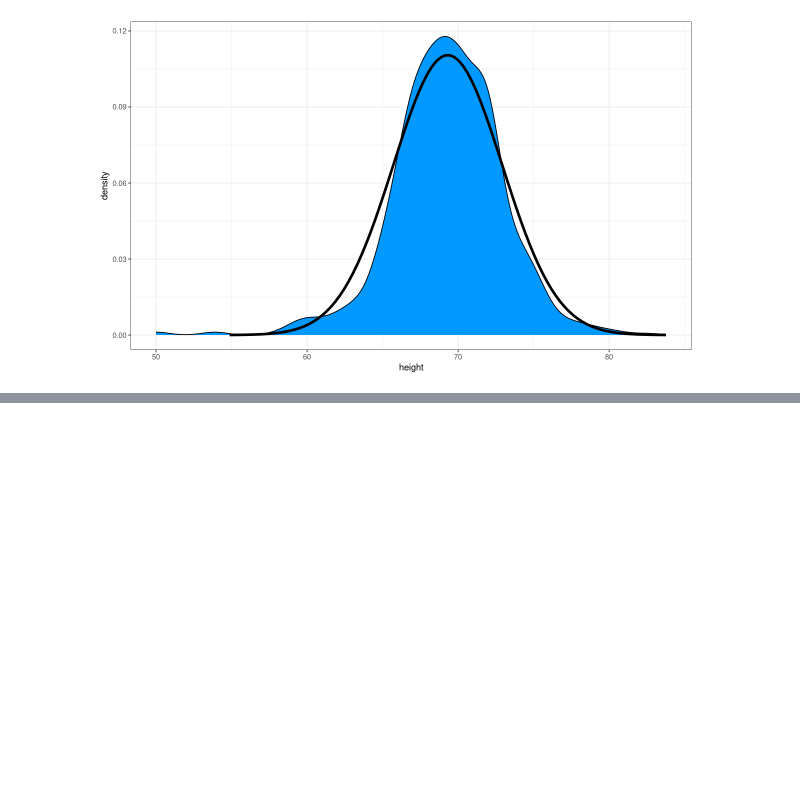
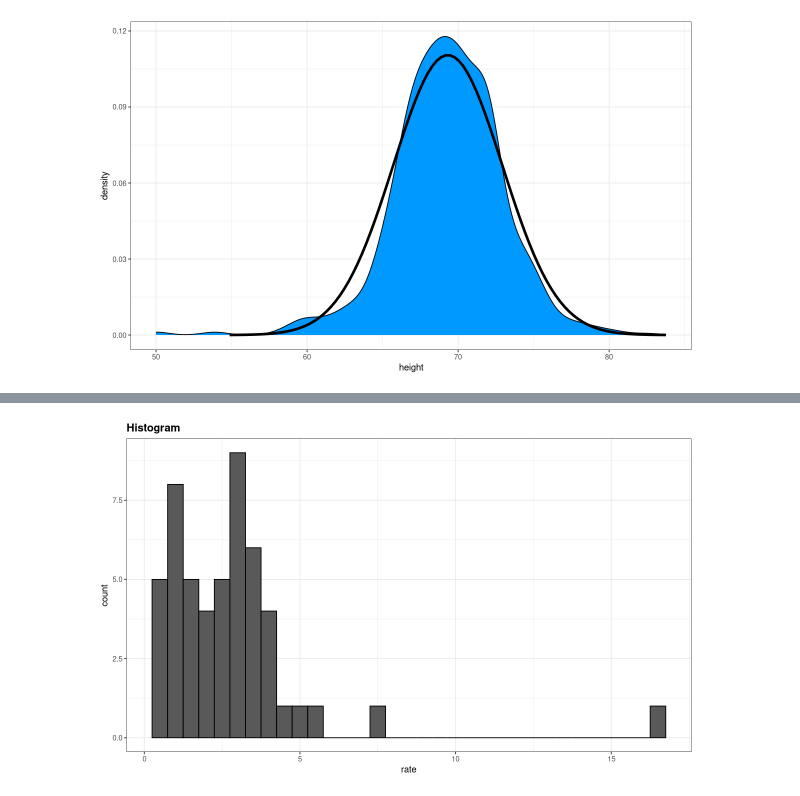
Before and after one commit to readyready15728/data-wrangling-and-visualization-with-r, a Jupyter notebook: 07_visualizing_data_distributions/07_visualizing_data_distributions.ipynb, the cells around one changed output, grey strips where cells are left out. Drawn from its saved outputs; the diff is of its cells as text; code cells hidden in the pictures; blank space fills up the shorter version.

```diff
--- a/07_visualizing_data_distributions/07_visualizing_data_distributions.ipynb
+++ b/07_visualizing_data_distributions/07_visualizing_data_distributions.ipynb
@@ -214,0 +219,7 @@ heights |> filter(sex == 'Male') |> ggplot(aes(height)) +
+# %%
+murders <- murders |> mutate(rate = total / population * 100000)
+murders |> ggplot(aes(x = rate)) +
+    geom_histogram(binwidth = 0.5, color = 'black') +
+    ggtitle('Histogram')
+# %% [output]
+[figure, added]
```
Also changed, not shown: parts of 43 cells of this notebook.
